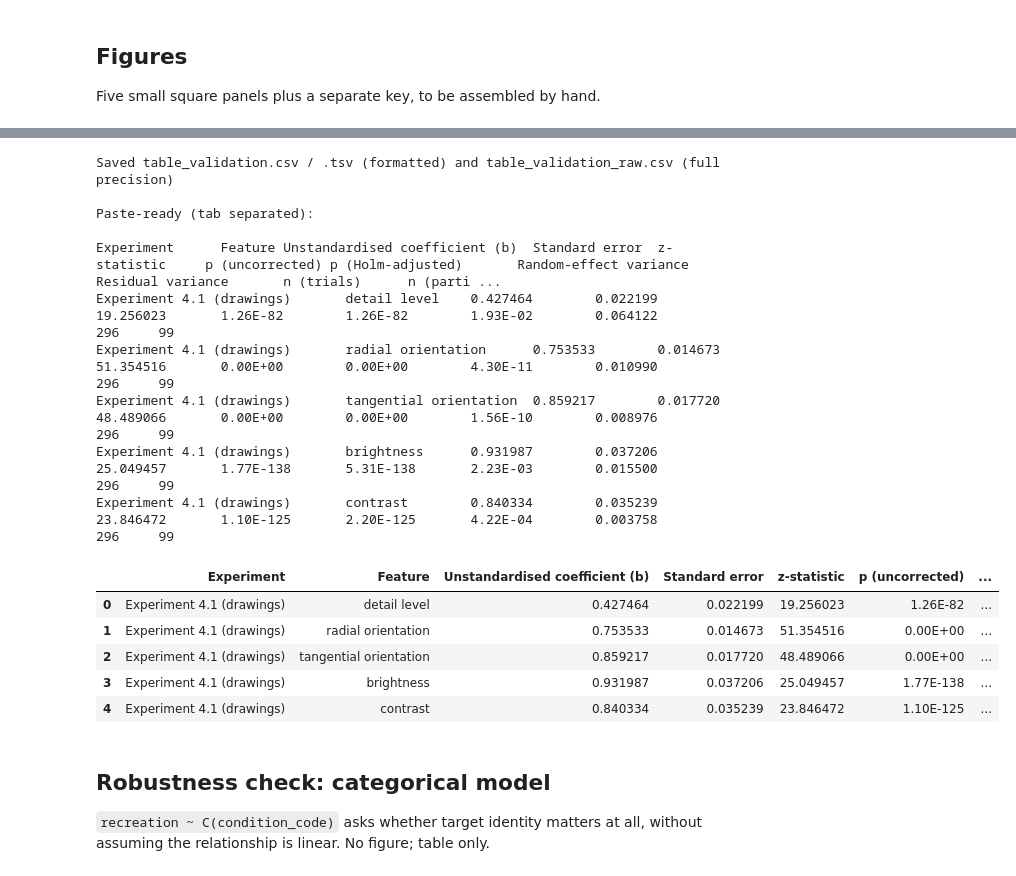
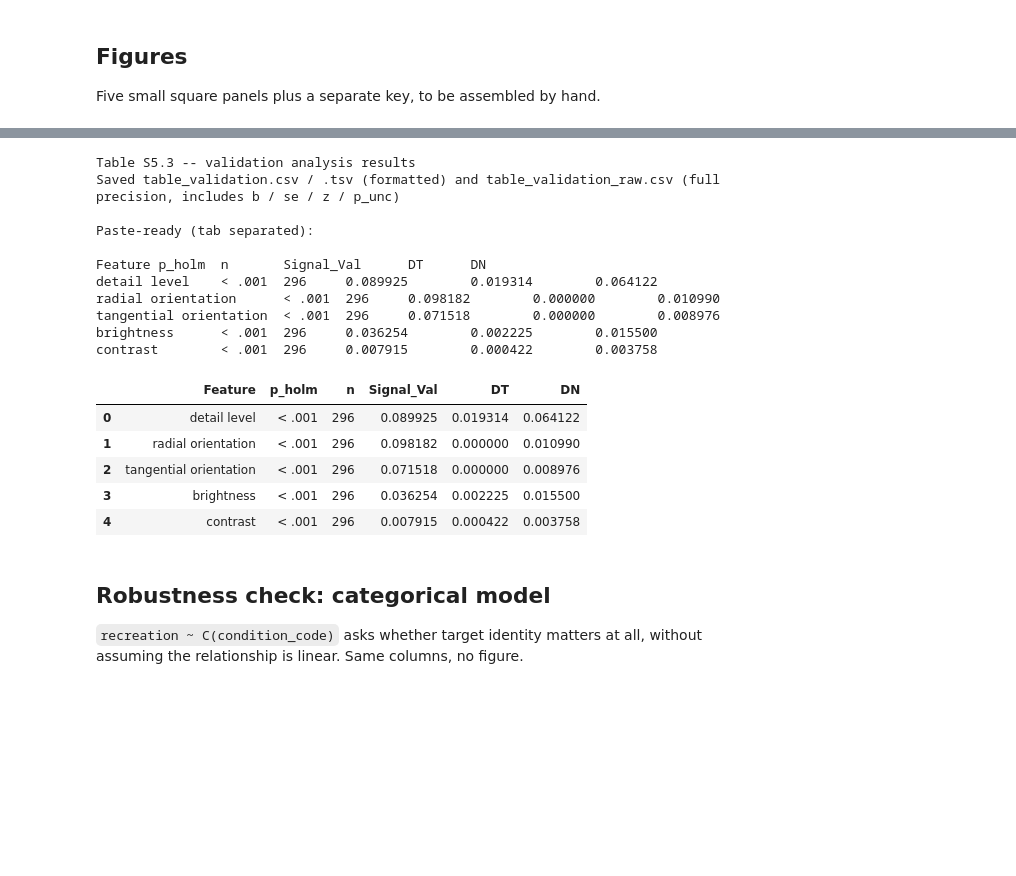
Before and after one commit to trevorhewitt/vizex_replication, a Jupyter notebook: 011_notebooks_v2/030_feature_validation_analysis.ipynb, the cells around one changed output, grey strips where cells are left out. Cells and saved outputs as stored; diff of their text form; code cells hidden in the pictures; blank space fills up the shorter version.

Commit message:
fixed analysis and viz

```diff
--- a/011_notebooks_v2/030_feature_validation_analysis.ipynb
+++ b/011_notebooks_v2/030_feature_validation_analysis.ipynb
@@ -436,57 +490,43 @@ validation_raw = raw[COLUMN_ORDER].copy()
 Holm correction applied across 5 test(s): detail level, radial orientation, tangential orientation, brightness, contrast
 # %%
-## format for the paper and export
+## format and export
 
-def format_table(df, *, sci_cols, coef_cols):
-    """Fixed-decimal for coefficients, scientific for p-values and variances."""
-    out = df.copy()
-    for c in coef_cols:
-        if c in out:
-            out[c] = out[c].map(lambda v: "" if pd.isna(v) else f"{v:.{DECIMALS_COEF}f}")
-    for c in sci_cols:
-        if c in out:
-            out[c] = out[c].map(lambda v: "" if pd.isna(v) else f"{v:.{SCI_DECIMALS}E}")
-    return out
+validation_table = format_paper_table(validation_raw, PAPER_COLUMNS)
 
-
-SCI_COLS = ["p (uncorrected)", "p (Holm-adjusted)", "Random-effect variance"]
-COEF_COLS = ["Unstandardised coefficient (b)", "Standard error", "z-statistic",
-             "Residual variance"]
-
-validation_table = format_table(validation_raw, sci_cols=SCI_COLS, coef_cols=COEF_COLS)
-
-# CSV keeps full precision for reuse; TSV is formatted for pasting into Excel.
-validation_raw.to_csv(TABLES_PATH / "table_validation_raw.csv", index=False)
+validation_raw.drop(columns=["_feature_col"]).to_csv(
+    TABLES_PATH / "table_validation_raw.csv", index=False)
 validation_table.to_csv(TABLES_PATH / "table_validation.csv", index=False)
 validation_table.to_csv(TABLES_PATH / "table_validation.tsv", sep="\t", index=False)
 
+print("Table S5.3 -- validation analysis results")
 print("Saved table_validation.csv / .tsv (formatted) and table_validation_raw.csv "
-      "(full precision)\n")
+      "(full precision, includes b / se / z / p_unc)\n")
 print("Paste-ready (tab separated):\n")
 print(validation_table.to_csv(sep="\t", index=False))
 display(validation_table)
 # %% [output]
-Saved table_validation.csv / .tsv (formatted) and table_validation_raw.csv (full precision)
+Table S5.3 -- validation analysis results
+Saved table_validation.csv / .tsv (formatted) and table_validation_raw.csv (full precision, includes b / se / z / p_unc)
 
 Paste-ready (tab separated):
 
-Experiment      Feature Unstandardised coefficient (b)  Standard error  z-statistic     p (uncorrected) p (Holm-adjusted)       Random-effect variance  Residual variance       n (trials)      n (parti ...
-Experiment 4.1 (drawings)       detail level    0.427464        0.022199        19.256023       1.26E-82        1.26E-82        1.93E-02        0.064122        296     99
-Experiment 4.1 (drawings)       radial orientation      0.753533        0.014673        51.354516       0.00E+00        0.00E+00        4.30E-11        0.010990        296     99
-Experiment 4.1 (drawings)       tangential orientation  0.859217        0.017720        48.489066       0.00E+00        0.00E+00        1.56E-10        0.008976        296     99
-Experiment 4.1 (drawings)       brightness      0.931987        0.037206        25.049457       1.77E-138       5.31E-138       2.23E-03        0.015500        296     99
-Experiment 4.1 (drawings)       contrast        0.840334        0.035239        23.846472       1.10E-125       2.20E-125       4.22E-04        0.003758        296     99
+Feature p_holm  n       Signal_Val      DT      DN
+detail level    < .001  296     0.089925        0.019314        0.064122
+radial orientation      < .001  296     0.098182        0.000000        0.010990
+tangential orientation  < .001  296     0.071518        0.000000        0.008976
+brightness      < .001  296     0.036254        0.002225        0.015500
+contrast        < .001  296     0.007915        0.000422        0.003758
-|  | Experiment | Feature | Unstandardised coefficient (b) | Standard error | z-statistic | p (uncorrected) | ... |
-| 0 | Experiment 4.1 (drawings) | detail level | 0.427464 | 0.022199 | 19.256023 | 1.26E-82 | ... |
-| 1 | Experiment 4.1 (drawings) | radial orientation | 0.753533 | 0.014673 | 51.354516 | 0.00E+00 | ... |
-| 2 | Experiment 4.1 (drawings) | tangential orientation | 0.859217 | 0.017720 | 48.489066 | 0.00E+00 | ... |
-| 3 | Experiment 4.1 (drawings) | brightness | 0.931987 | 0.037206 | 25.049457 | 1.77E-138 | ... |
-| 4 | Experiment 4.1 (drawings) | contrast | 0.840334 | 0.035239 | 23.846472 | 1.10E-125 | ... |
+|  | Feature | p_holm | n | Signal_Val | DT | DN |
+| 0 | detail level | < .001 | 296 | 0.089925 | 0.019314 | 0.064122 |
+| 1 | radial orientation | < .001 | 296 | 0.098182 | 0.000000 | 0.010990 |
+| 2 | tangential orientation | < .001 | 296 | 0.071518 | 0.000000 | 0.008976 |
+| 3 | brightness | < .001 | 296 | 0.036254 | 0.002225 | 0.015500 |
+| 4 | contrast | < .001 | 296 | 0.007915 | 0.000422 | 0.003758 |
 # %% [markdown]
 ## Robustness check: categorical model
 
 `recreation ~ C(condition_code)` asks whether target identity matters at all,
-without assuming the relationship is linear. No figure; table only.
+without assuming the relationship is linear. Same columns, no figure.
 # %%
 cat_rows = []
 for feature in FEATURES:
```
Also changed, not shown: parts of 7 cells of this notebook, 38 other files.
